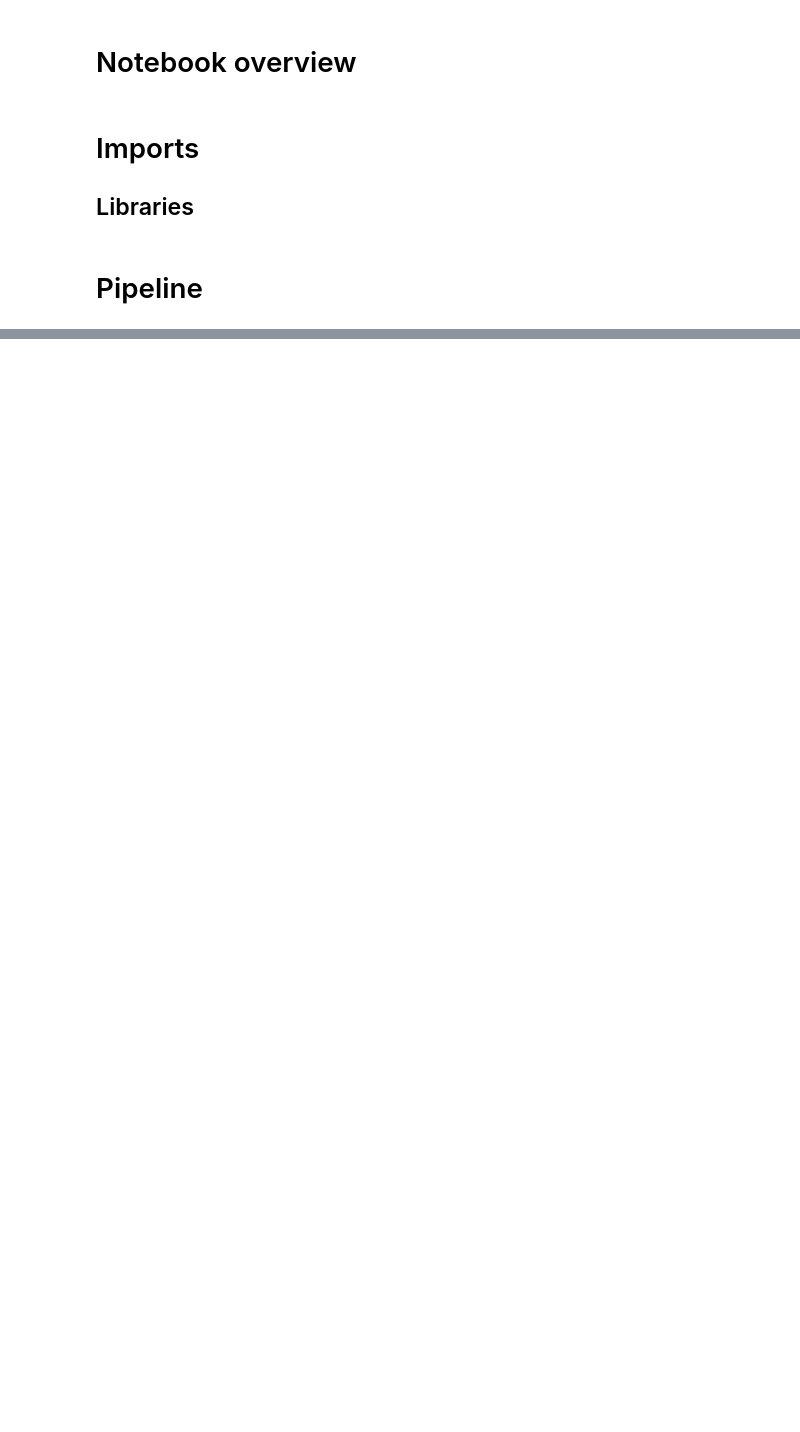
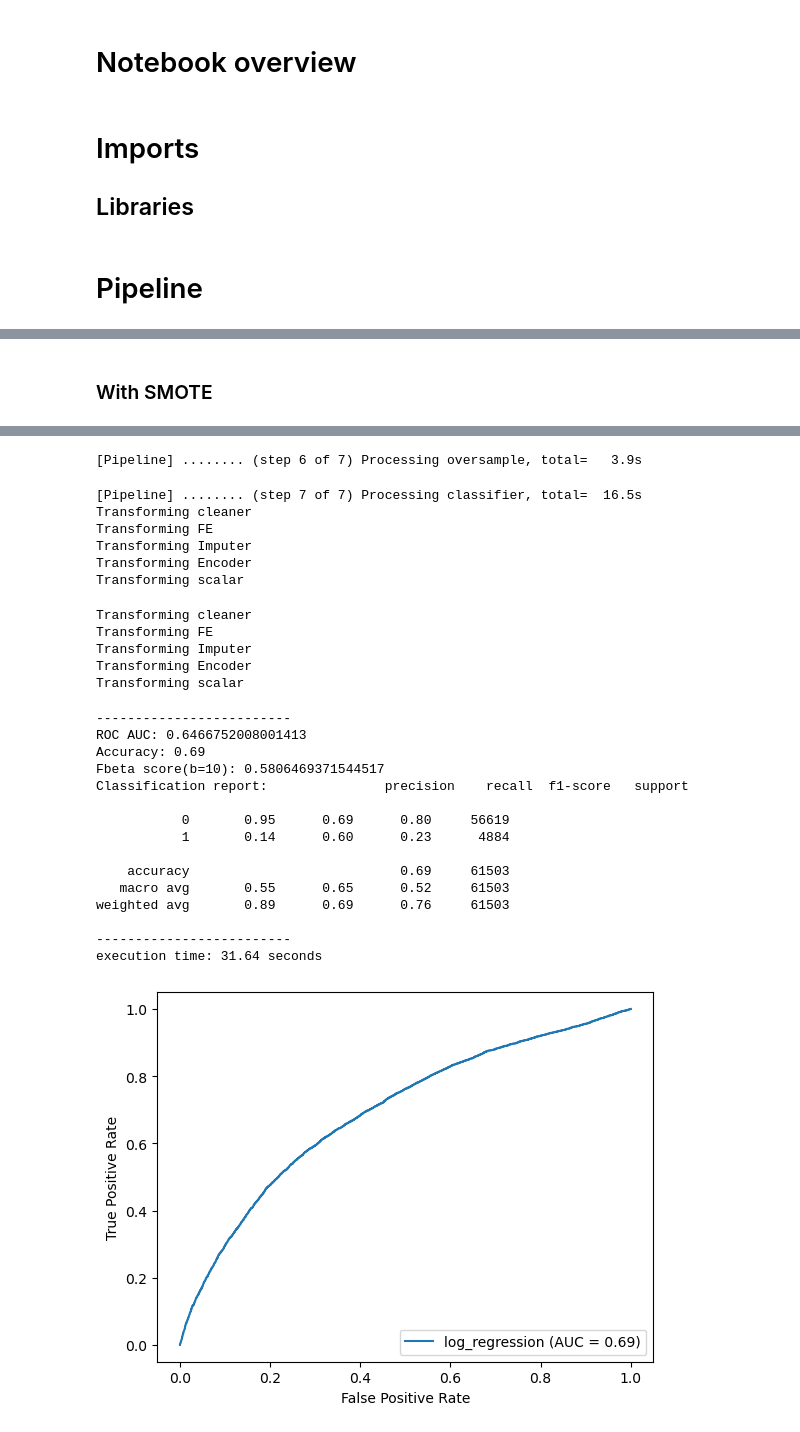
Before and after one commit to NatChe/credit-scoring-dashboard, a Jupyter notebook: 01_Training.ipynb, the cells around one changed output, grey strips where cells are left out. Saved outputs shown, nothing was run; the diff lists cells and outputs as text; code cells hidden in the pictures; blank space fills up the shorter version.

```diff
--- a/01_Training.ipynb
+++ b/01_Training.ipynb
@@ -95,0 +294,10 @@ weighted avg       0.85      0.92      0.88     61503
+# %% [markdown]
+### With SMOTE
+# %%
+config['preprocessing']['should_oversample'] = True
+# %%
+with mlflow.start_run(run_name = 'log_regression_base_oversampling'):
+    train('log_regression', config, dev_mode=False)
+
+mlflow.end_run()
+# %% [output]
@@ -95,0 +324,28 @@ weighted avg       0.85      0.92      0.88     61503
+[Pipeline] ........ (step 6 of 7) Processing oversample, total=   3.9s
+[Pipeline] ........ (step 7 of 7) Processing classifier, total=  16.5s
+Transforming cleaner
+Transforming FE
+Transforming Imputer
+Transforming Encoder
+Transforming scalar
+Transforming cleaner
+Transforming FE
+Transforming Imputer
+Transforming Encoder
+Transforming scalar
+-------------------------
+ROC AUC: 0.6466752008001413
+Accuracy: 0.69
+Fbeta score(b=10): 0.5806469371544517
+Classification report:               precision    recall  f1-score   support
+
+           0       0.95      0.69      0.80     56619
+           1       0.14      0.60      0.23      4884
+
+    accuracy                           0.69     61503
+   macro avg       0.55      0.65      0.52     61503
+weighted avg       0.89      0.69      0.76     61503
+
+-------------------------
+execution time: 31.64 seconds
+[figure, added]
```
Also changed, not shown: parts of 16 cells of this notebook, 4 other files.
